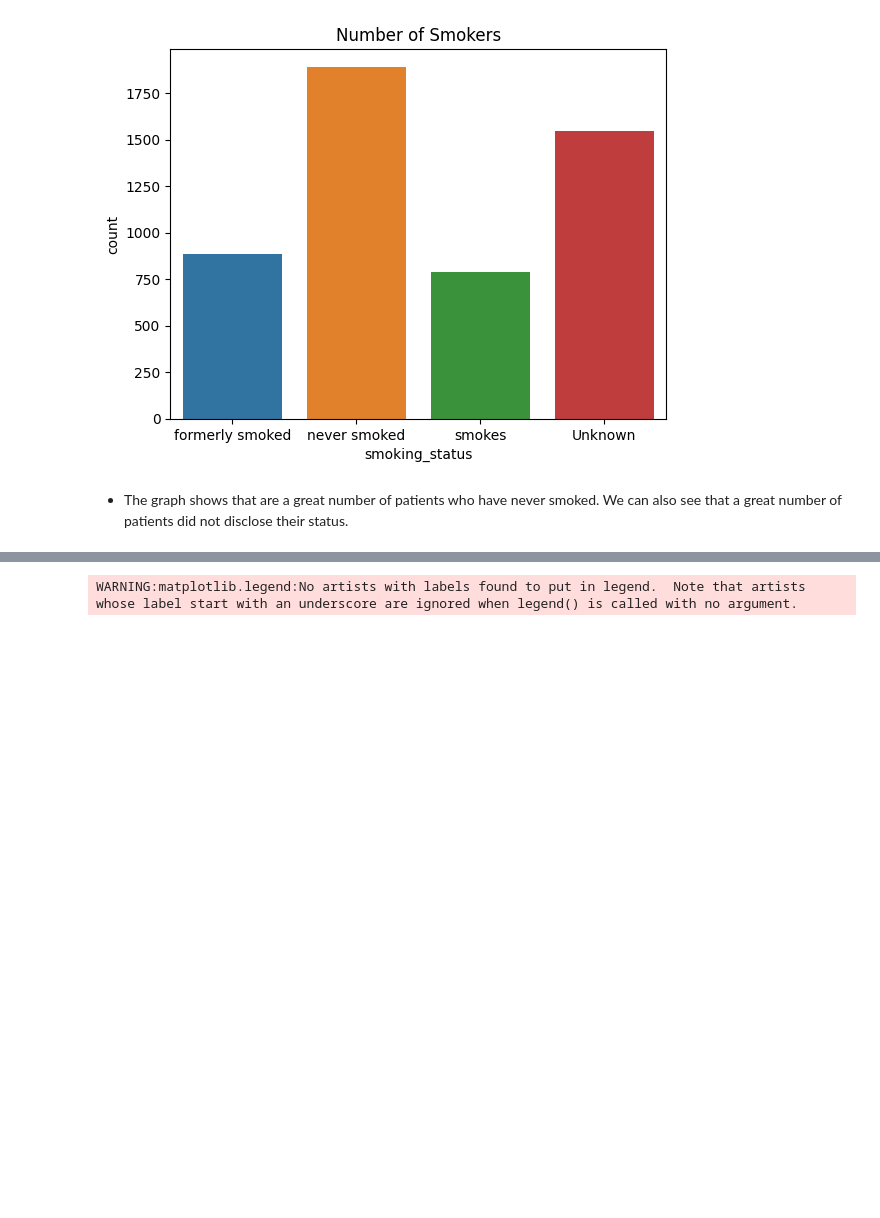
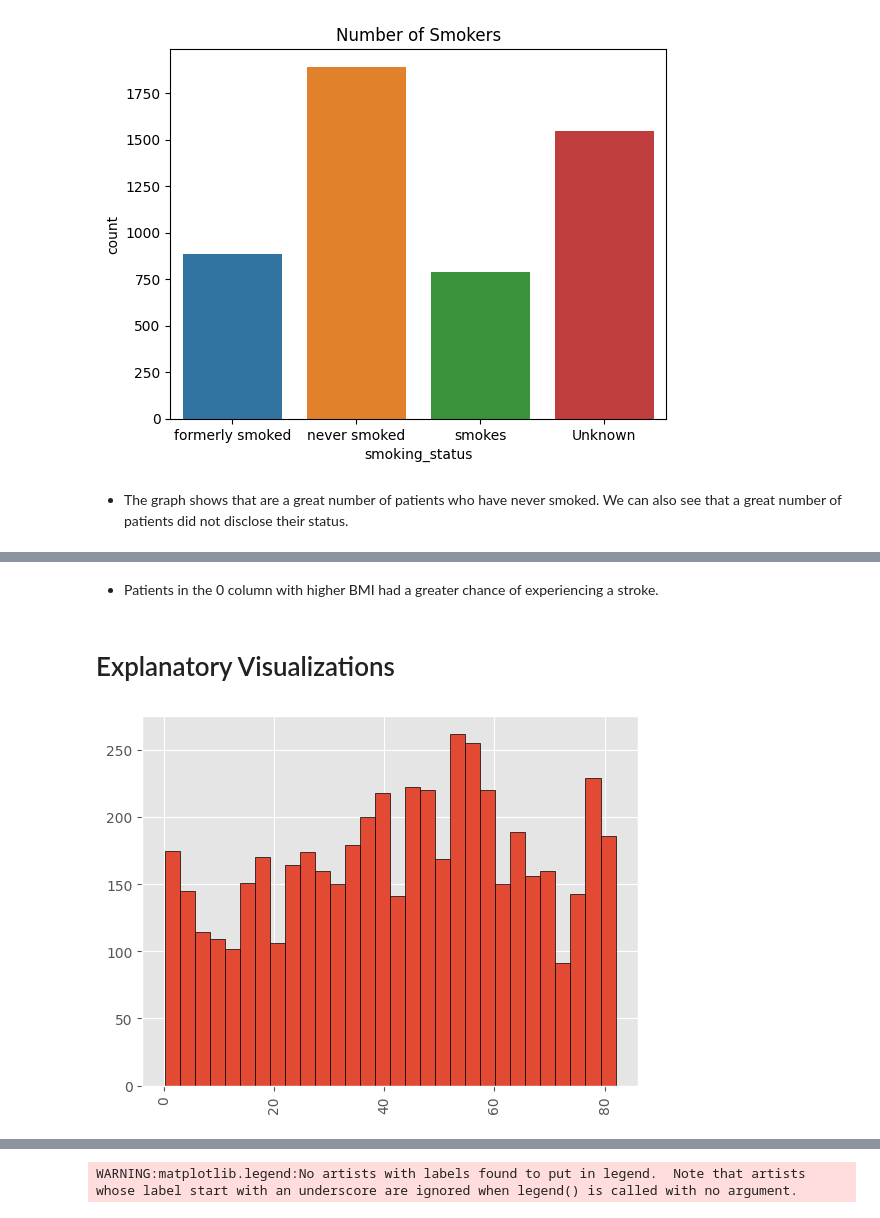
Before and after one commit to tjbingamon/Stroke-Prediction-Dataset, a Jupyter notebook: Stroke_Prediction.ipynb, the cells around one changed output, grey strips where cells are left out. Drawn from its saved outputs; the diff is of its cells as text; code cells hidden in the pictures; blank space fills up the shorter version.

```diff
--- a/Stroke_Prediction.ipynb
+++ b/Stroke_Prediction.ipynb
@@ -280,0 +298,12 @@ ax.set_title('Number of Smokers');
+# %% [markdown]
+- Patients in the 0 column with higher BMI had a greater chance of experiencing a stroke.
+# %% [markdown]
+# Explanatory Visualizations
+# %%
+with plt.style.context('ggplot'):
+    # any plots created in this block will use the style
+    ax = df['age'].hist(bins = 30, edgecolor='black')
+    ax.tick_params(axis='x', rotation = 90)
+    ax.set_title('')
+# %% [output]
+[figure, added]
```
Also changed, not shown: parts of 8 cells of this notebook.
